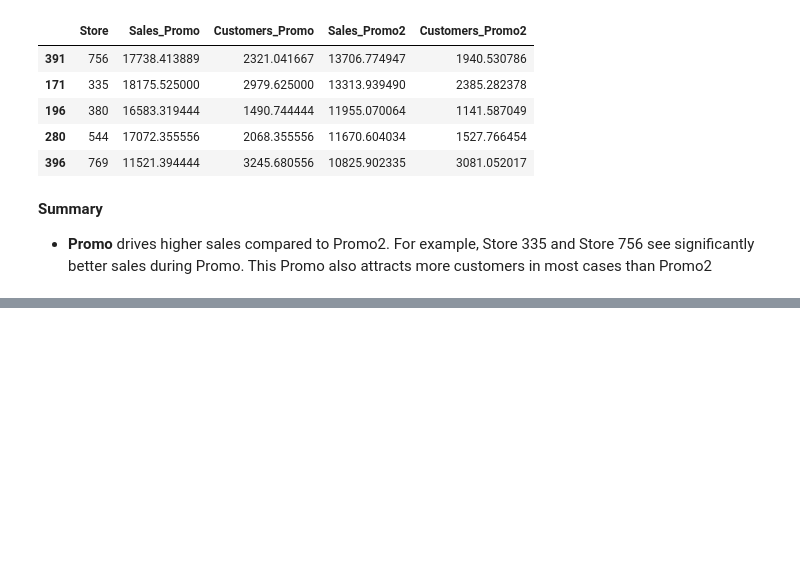
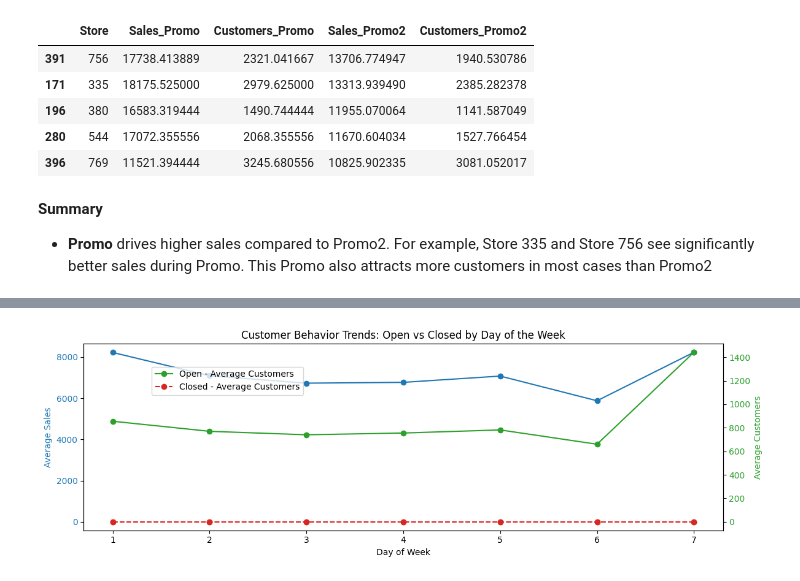
Before and after one commit to epythonlab/rossmann-pharma-sales-prediction, a Jupyter notebook: notebooks/exploratory_analysis.ipynb, the cells around one changed output, grey strips where cells are left out. Drawn from its saved outputs; the diff is of its cells as text; code cells hidden in the pictures; blank space fills up the shorter version.

Commit message:
Analyzed customer behavior trends

```diff
--- a/notebooks/exploratory_analysis.ipynb
+++ b/notebooks/exploratory_analysis.ipynb
@@ -460,0 +438,5 @@ common_stores_comparison.sort_values(by='Sales_Promo2', ascending=False).head(5)
+# %%
+# Analyze trends of customer behavior
+vlyr.analyze_trend()
+# %% [output]
+[figure, added]
```
Also changed, not shown: parts of 7 cells of this notebook, 1 other file.
